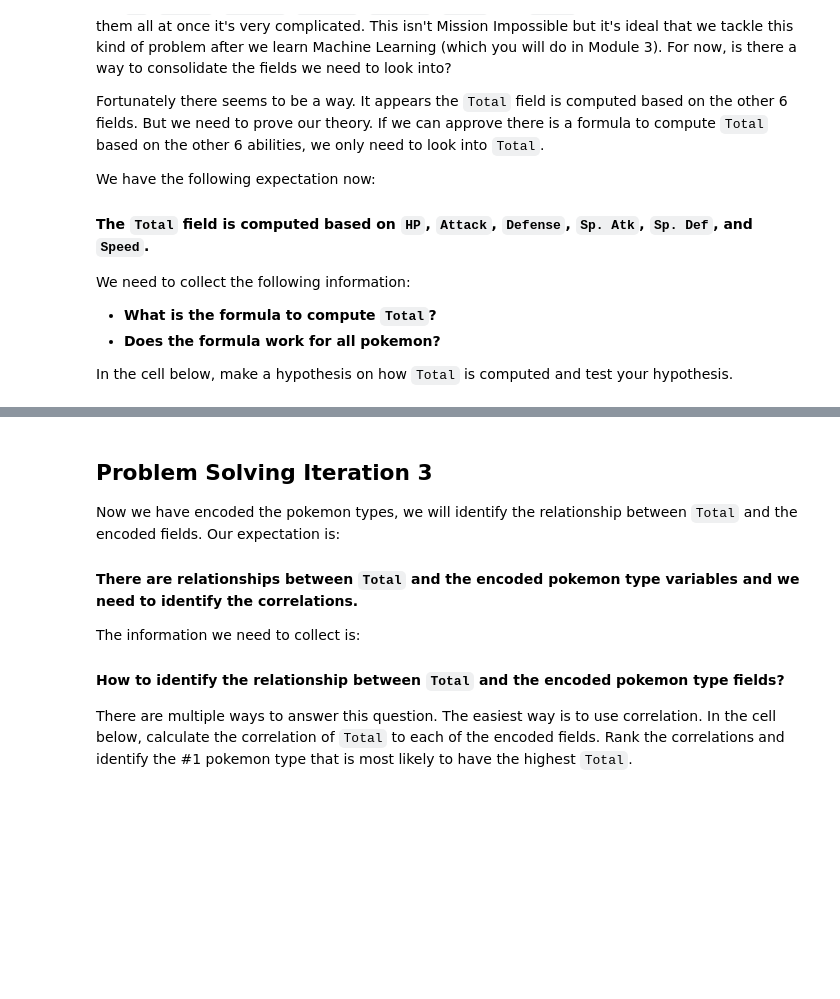
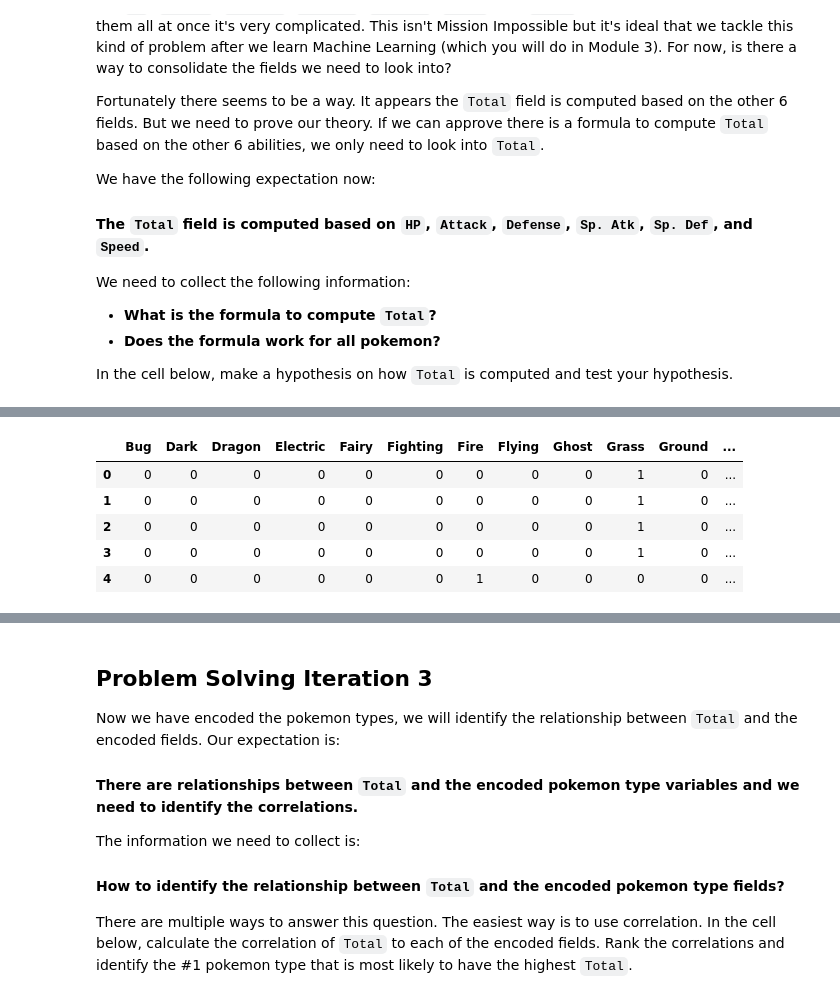
Before and after one commit to lukwies/bootcamp_labs, a Jupyter notebook: lab-dataframe-calculations/your-code/challenge-2.ipynb, the cells around one changed output, grey strips where cells are left out. Drawn from its saved outputs; the diff is of its cells as text; code cells hidden in the pictures; blank space fills up the shorter version.

```diff
--- a/lab-dataframe-calculations/your-code/challenge-2.ipynb
+++ b/lab-dataframe-calculations/your-code/challenge-2.ipynb
@@ -135,0 +89,26 @@ display(onehot_encoded_df)
+# %%
+# Encode Type 1
+encoder1 = OneHotEncoder().fit(pokemon[["Type 1"]])
+t1_enc   = encoder1.transform(pokemon[["Type 1"]]).toarray()
+t1_enc   = pd.DataFrame(t1_enc, columns=encoder1.get_feature_names_out()).astype(int)
+
+# Encode Type 2
+encoder2 = OneHotEncoder().fit(pokemon[["Type 2"]])
+t2_enc   = encoder2.transform(pokemon[["Type 2"]]).toarray()
+t2_enc   = pd.DataFrame(t2_enc, columns=encoder2.get_feature_names_out()).astype(int)
+# %%
+# Remove prefix ("Type 1_", "Type 2_") from column names
+t1_enc.columns = t1_enc.columns.str.replace("Type 1_", "")
+t2_enc.columns = t2_enc.columns.str.replace("Type 2_", "")
+# %%
+# Concatenate encoded types
+encoded_df = t1_enc + t2_enc
+encoded_df = encoded_df.drop("nan", axis=1)
+encoded_df.head()
+# %% [output]
+|  | Bug | Dark | Dragon | Electric | Fairy | Fighting | Fire | Flying | Ghost | Grass | Ground | ... |
+| 0 | 0 | 0 | 0 | 0 | 0 | 0 | 0 | 0 | 0 | 1 | 0 | ... |
+| 1 | 0 | 0 | 0 | 0 | 0 | 0 | 0 | 0 | 0 | 1 | 0 | ... |
+| 2 | 0 | 0 | 0 | 0 | 0 | 0 | 0 | 0 | 0 | 1 | 0 | ... |
+| 3 | 0 | 0 | 0 | 0 | 0 | 0 | 0 | 0 | 0 | 1 | 0 | ... |
+| 4 | 0 | 0 | 0 | 0 | 0 | 0 | 1 | 0 | 0 | 0 | 0 | ... |
```
Also changed, not shown: parts of 14 cells of this notebook.
